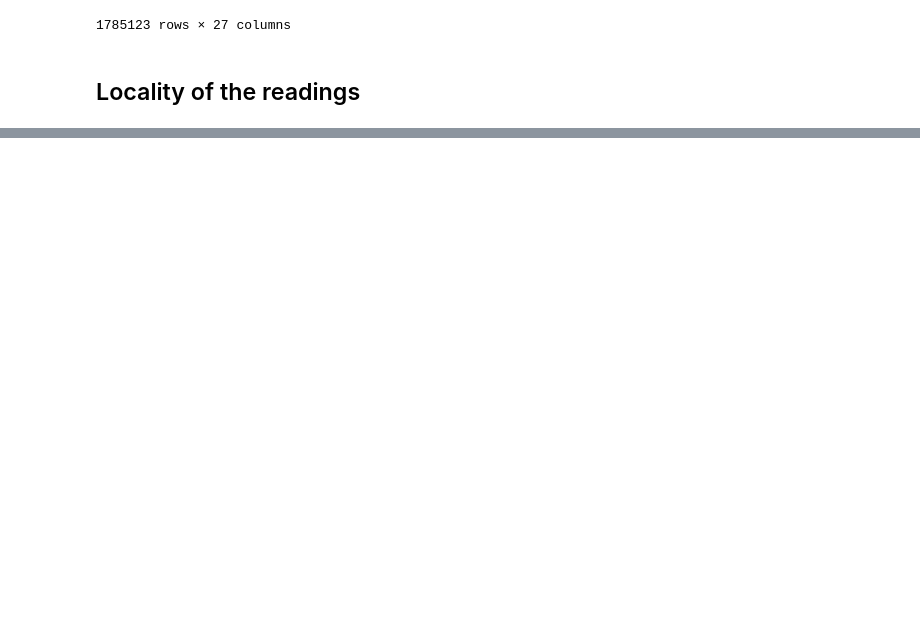
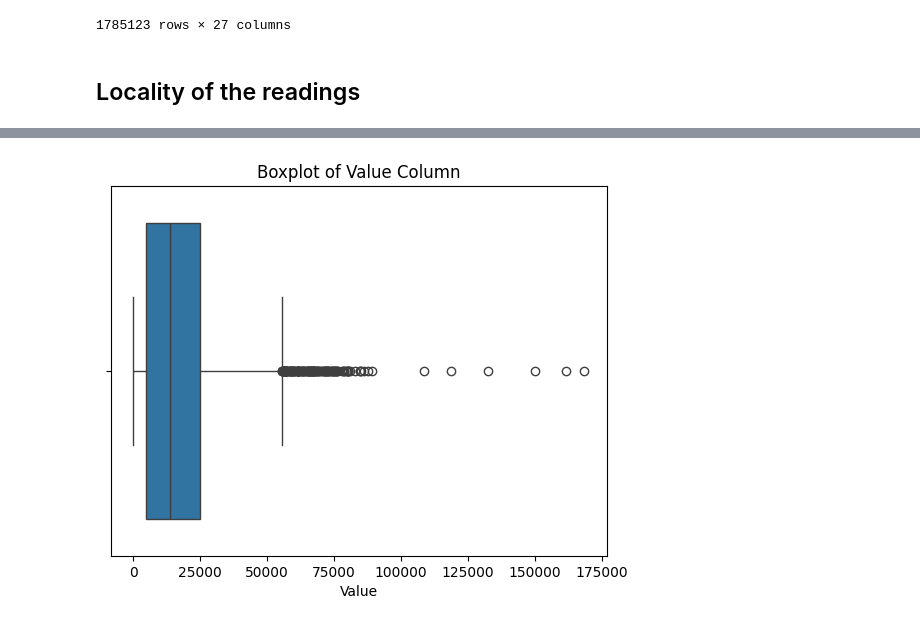
Before and after one commit to davidesonno/AII-project, a Jupyter notebook: traffic_prepocessing.ipynb, the cells around one changed output, grey strips where cells are left out. Cells and saved outputs as stored; diff of their text form; code cells hidden in the pictures; blank space fills up the shorter version.

```diff
--- a/traffic_prepocessing.ipynb
+++ b/traffic_prepocessing.ipynb
@@ -206,0 +201,5 @@ search_close_readings(accurate_traffic_df, giardini_margherita_geopoint, radius)
+# %%
+df_melted['data'] = pd.to_datetime(df_melted['data'] + ' ' + df_melted['Hour'])
+df_melted = df_melted.rename(columns={'data': 'Date'})
+df_melted = df_melted.drop(columns=['Hour'])
+df_melted = df_melted.groupby('Date', as_index=False)['Value'].sum()
@@ -206,0 +256,7 @@ search_close_readings(accurate_traffic_df, giardini_margherita_geopoint, radius)
+# %%
+sns.boxplot(x=df_melted['Value'])
+plt.title('Boxplot of Value Column')
+plt.xlabel('Value')
+plt.show()
+# %% [output]
+[figure, added]
```
Also changed, not shown: parts of 22 cells of this notebook, 2 other files.
